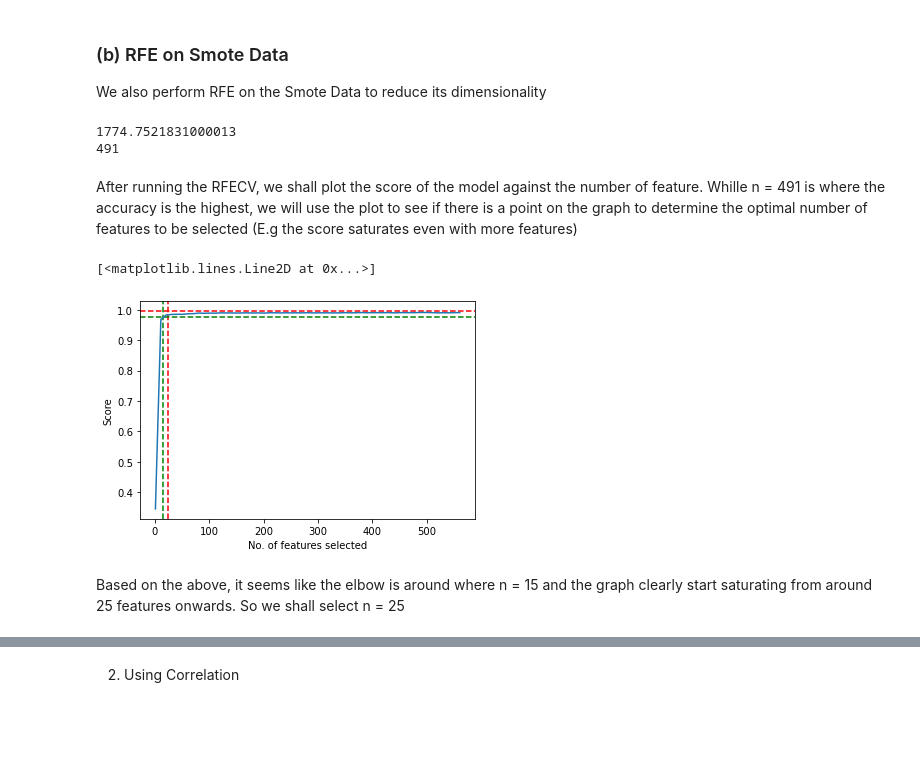
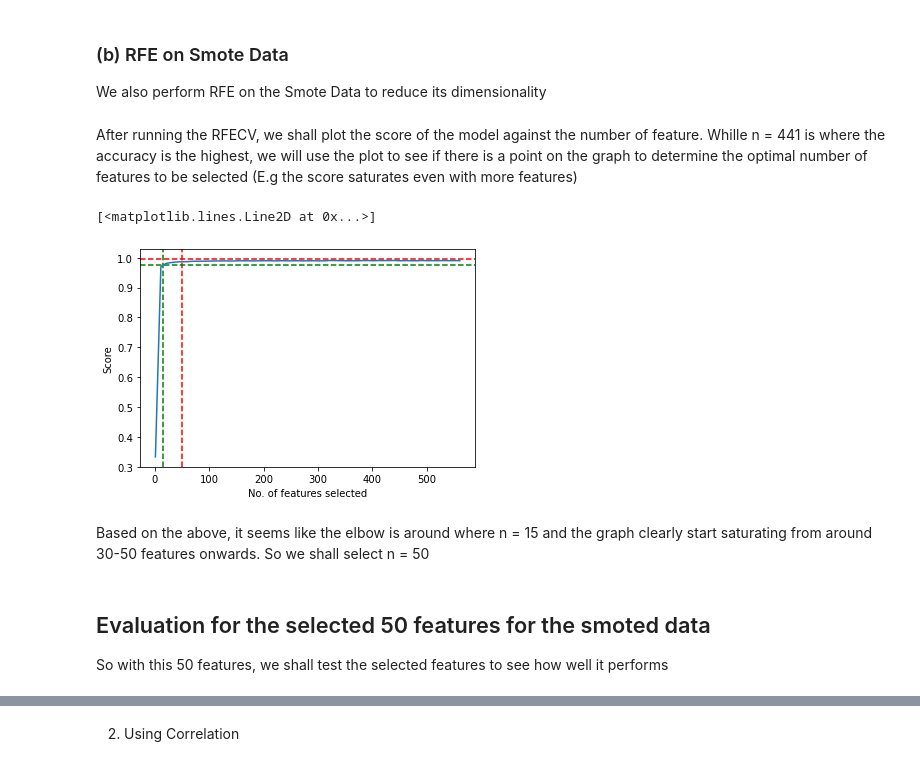
Before and after one commit to zunedz/CS3244-Project, a Jupyter notebook: Project.ipynb, the cells around one changed output, grey strips where cells are left out. Saved outputs shown, nothing was run; the diff lists cells and outputs as text; code cells hidden in the pictures; blank space fills up the shorter version.

Commit message:
Readded RFE as previous one was terrible on test set. Current RFE works better on test set

```diff
--- a/Project.ipynb
+++ b/Project.ipynb
@@ -1036,11 +1028,6 @@ activity_label_moving = ['STAND_TO_SIT', 'SIT_TO_STAND',
        'STAND_TO_LIE', 'LIE_TO_SIT', 'SIT_TO_LIE',
        'LIE_TO_STAND']
 # %%
-# Standardizing the features
-sc = StandardScaler().fit(train_features)
-train_features = sc.transform(train_features)
-validation_features = sc.transform(validation_features)
-
 # applying smote on training set
 smt = SMOTE()
 train_features, train_labels = smt.fit_resample(train_features, train_labels)
@@ -1048,7 +1035,7 @@ train_features, train_labels = smt.fit_resample(train_features, train_labels)
 # Use RandomForest to do the recursive feature elimination with 5-fold k fold validation
 
 # This model was hyper parameter tuned for the smote data
-model = RandomForestClassifier(n_estimators = 150, max_depth = 40, max_features= 'sqrt',random_state = 1300)
+model = RandomForestClassifier(n_estimators = 150, max_depth = 20, max_features= 'sqrt',random_state = 1300)
 
 # Use timer to see how long this will take to run
 # Run RFECV with the model to determine the best features
@@ -1058,30 +1045,27 @@ selector_cv_smote = rfecv.fit(train_features, train_labels)
 elapsed_time = timer() - start_time
 # %%
 print(elapsed_time)
-print(selector_cv_smote.n_features_) #491 is the number of features suggested selected by the RFECV
+print(selector_cv_smote.n_features_) #441 is the number of features suggested selected by the RFECV
-# %% [output]
-1774.7521831000013
-491
 # %% [markdown]
 After running the RFECV, we shall plot the score of the model against the number of feature.
-Whille n = 491 is where the accuracy is the highest, we will use the plot to see if there is a point on the graph to determine the optimal number of features to be selected (E.g the score saturates even with more features)
+Whille n = 441 is where the accuracy is the highest, we will use the plot to see if there is a point on the graph to determine the optimal number of features to be selected (E.g the score saturates even with more features)
 # %%
 #Plotting the Score against the number of feature selected
 
 plt.figure()
 plt.xlabel("No. of features selected")
-plt.ylabel("Accuracy")
-plt.axvline(x=25, color='r', linestyle = '--') #The point where the feature seems to saturate
+plt.ylabel("Score")
+plt.axvline(x=50, color='r', linestyle = '--') #The point where the feature seems to saturate
 plt.axhline(y=0.995, color='r', linestyle= '--')
 plt.axvline(x=15, color='g', linestyle = '--') #The elbow start
 plt.axhline(y=0.9755, color='g', linestyle= '--') #The elbow start
 plt.plot(
  range(1, 562, 10),
     selector_cv_smote.grid_scores_,
 )
 # %% [output]
 [<matplotlib.lines.Line2D at 0x...>]
-[figure, old version]
+[figure, new version]
 # %% [markdown]
-Based on the above, it seems like the elbow is around where n = 15 and the graph clearly start saturating from around 25 features onwards. So we shall select n = 25
+Based on the above, it seems like the elbow is around where n = 15 and the graph clearly start saturating from around 30-50 features onwards. So we shall select n = 50
 # %%
@@ -1096,2 +1080,5 @@ rfe = RFE(model, n_features_to_select = 25, step = 10) #n = 25 from the analysis
 selector_cv_smote = rfe.fit(train_features, train_labels)
 elapsed_time = timer() - start_time
+# %% [markdown]
+## Evaluation for the selected 50 features for the smoted data
+So with this 50 features, we shall test the selected features to see how well it performs
```
Also changed, not shown: parts of 22 cells of this notebook.
